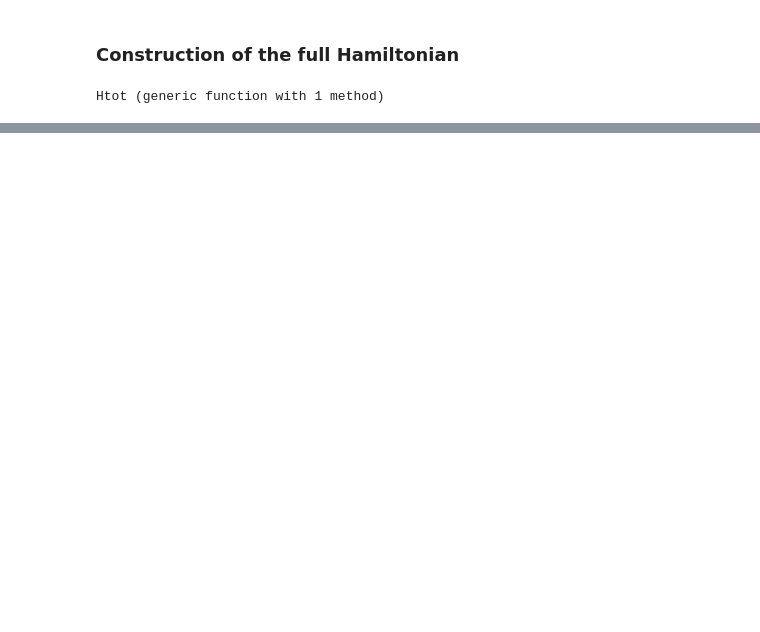
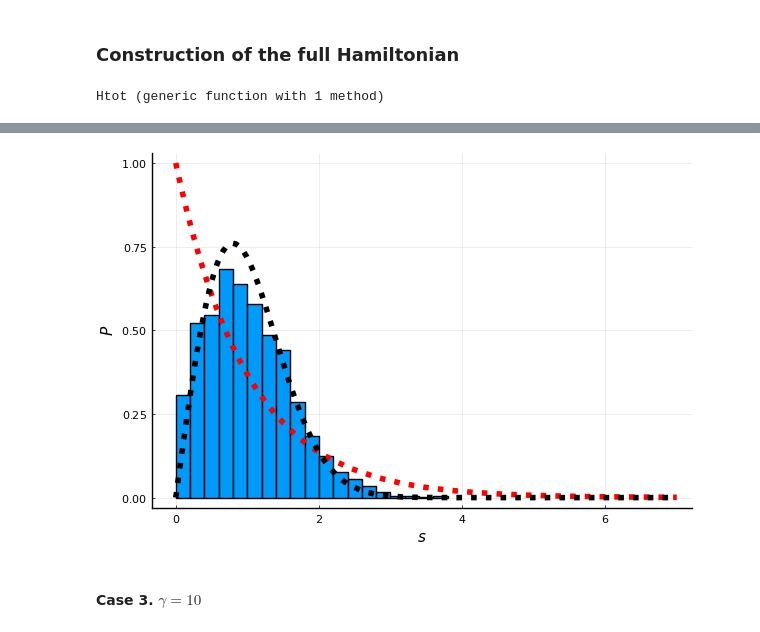
Before and after one commit to coolgas/chaos, a Jupyter notebook: new_chaos.ipynb, the cells around one changed output, grey strips where cells are left out. Cells and saved outputs as stored; diff of their text form; code cells hidden in the pictures; blank space fills up the shorter version.

```diff
--- a/new_chaos.ipynb
+++ b/new_chaos.ipynb
@@ -176,0 +191,17 @@ plot!(f, 0, 7, linestyle=:dot, linewidth=4, color=:red)
+# %%
+new_diffs2 = []
+for i in 1:length(diffs2_dropped)
+    drop_index = Int((v-1)/2)
+    if i-drop_index>0 && i+drop_index<=length(diffs2_dropped)
+        append!(new_diffs2, diffs2_dropped[i]/average_spacing(diffs2_dropped, i, v))
+    end
+end
+# %%
+p3 = plot(xlab=L"$s$", ylab=L"$P$", legend=false)
+histogram!(p3, new_diffs2, bins=:auto, normed=true)
+plot!(p3, f, 0, 7, linestyle=:dot, linewidth=4, color=:red)
+plot!(p3, ff, 0, 7, linestyle=:dot, linewidth=4, color=:black)
+# %% [output]
+[figure, added]
+# %% [markdown]
+#### Case 3. $\gamma=10$
```
Also changed, not shown: parts of 35 cells of this notebook.
